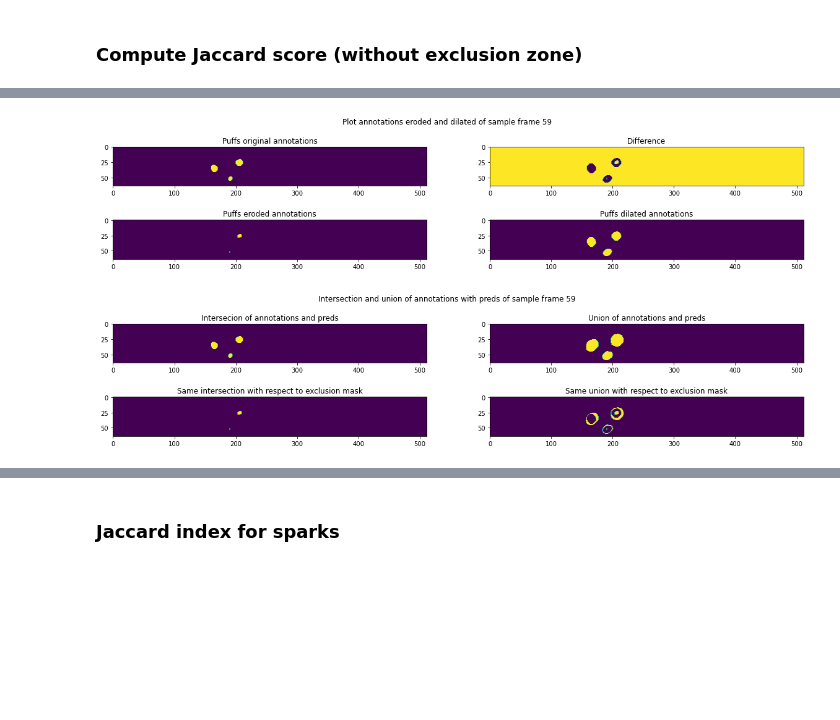
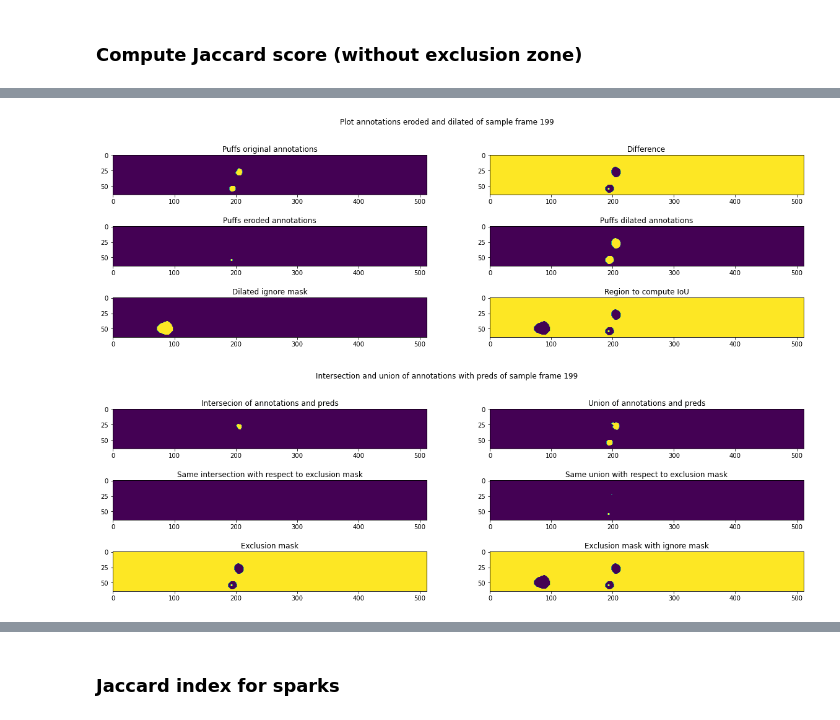
Before and after one commit to dottipr/sparks_project, a Jupyter notebook: sparks/validate UNet trainings.ipynb, the cells around one changed output, grey strips where cells are left out. Cells and saved outputs as stored; diff of their text form; code cells hidden in the pictures; blank space fills up the shorter version.

```diff
--- a/sparks/validate UNet trainings.ipynb
+++ b/sparks/validate UNet trainings.ipynb
@@ -158,13 +214,15 @@ waves_binary = process_wave_prediction(waves_sample,
 ### Get binary ys and remove ignored frames
 # %%
 # get binary ys
-ys_sample = ys[name][idx]
+ys_sample = ys_all_trainings[idx]
 
 ys_puffs_sample = np.where(ys_sample==3,1,0)
 ys_waves_sample = np.where(ys_sample==2,1,0)
+ignore_mask = np.where(ys_sample==4,1,0)
 # %%
 ys_puffs_sample = empty_marginal_frames(ys_puffs_sample, ignore_frames)
 ys_waves_sample = empty_marginal_frames(ys_waves_sample, ignore_frames)
+ignore_mask = empty_marginal_frames(ignore_mask, ignore_frames)
 # %% [markdown]
 ### Plot a sample frame
 # %%
@@ -176,3 +232,5 @@ sample_frame = 59
+# %%
+sample_frame = 199 # 346
 # %%
 # Plot annotations and preds of sample frame
 
@@ -242,34 +308,48 @@ puffs_dilated = binary_dilation(ys_puffs_sample, iterations=exclusion_radius)
 
 exclusion_mask = 1 - np.logical_xor(puffs_eroded, puffs_dilated)
 # 1 where Jaccard index has to be computed, 0 otherwise
+# %%
+# Compute dilation for ignore mask
+ignore_mask_dilated = binary_dilation(ignore_mask, iterations=exclusion_radius)
+
+# Ignore regions in ignore mask too
+exclusion_mask_ignore_roi = np.logical_and(1 - ignore_mask_dilated, exclusion_mask)
 # %%
 # Plot annotations eroded and dilated
 #plt.rcParams.update({'font.size': 8})
 
-plt.figure(figsize=(20,4))
+plt.figure(figsize=(20,6))
 plt.suptitle(f"Plot annotations eroded and dilated of sample frame {sample_frame}", fontsize=12)
 
 
-ax = plt.subplot(2,2,1)
+ax = plt.subplot(3,2,1)
 ax.set_title("Puffs original annotations")
 plt.imshow(ys_puffs_sample[sample_frame])
 
-ax = plt.subplot(2,2,2)
+ax = plt.subplot(3,2,2)
 ax.set_title("Difference")
-plt.imshow(1 - np.logical_xor(puffs_eroded,puffs_dilated)[sample_frame])
+plt.imshow(exclusion_mask[sample_frame])
 
-ax = plt.subplot(2,2,3)
+ax = plt.subplot(3,2,3)
 ax.set_title("Puffs eroded annotations")
 plt.imshow(puffs_eroded[sample_frame])
 
-ax = plt.subplot(2,2,4)
+ax = plt.subplot(3,2,4)
 ax.set_title("Puffs dilated annotations")
 plt.imshow(puffs_dilated[sample_frame])
 
+ax = plt.subplot(3,2,5)
+ax.set_title("Dilated ignore mask")
+plt.imshow(ignore_mask_dilated[sample_frame])
+
+ax = plt.subplot(3,2,6)
+ax.set_title("Region to compute IoU")
+plt.imshow(exclusion_mask_ignore_roi[sample_frame])
+
 
 plt.show()
 # %% [output]
-[figure, old version]
+[figure, new version]
 # %%
 # Compute intersection and union of annotations with preds
 
@@ -284,30 +364,38 @@ union_mask = np.logical_and(union, exclusion_mask)
 # Plot intersection and union
 #plt.rcParams.update({'font.size': 8})
 
-plt.figure(figsize=(20,4))
+plt.figure(figsize=(20,6))
 plt.suptitle(f"Intersection and union of annotations with preds of sample frame {sample_frame}", fontsize=12)
 
 
-ax = plt.subplot(2,2,1)
+ax = plt.subplot(3,2,1)
 ax.set_title("Intersecion of annotations and preds")
 plt.imshow(intersection[sample_frame])
 
-ax = plt.subplot(2,2,2)
+ax = plt.subplot(3,2,2)
 ax.set_title("Union of annotations and preds")
 plt.imshow(union[sample_frame])
 
-ax = plt.subplot(2,2,3)
+ax = plt.subplot(3,2,3)
 ax.set_title("Same intersection with respect to exclusion mask")
 plt.imshow(intersection_mask[sample_frame])
 
-ax = plt.subplot(2,2,4)
+ax = plt.subplot(3,2,4)
 ax.set_title("Same union with respect to exclusion mask")
 plt.imshow(union_mask[sample_frame])
 
+ax = plt.subplot(3,2,5)
+ax.set_title("Exclusion mask")
+plt.imshow(exclusion_mask[sample_frame])
+
+ax = plt.subplot(3,2,6)
+ax.set_title("Exclusion mask with ignore mask")
+plt.imshow(exclusion_mask_ignore_roi[sample_frame])
+
 
 plt.show()
 # %% [output]
-[figure, old version]
+[figure, new version]
 # %%
 # Compute Jaccard index
 
```
Also changed, not shown: parts of 34 cells of this notebook, 2 other files.
